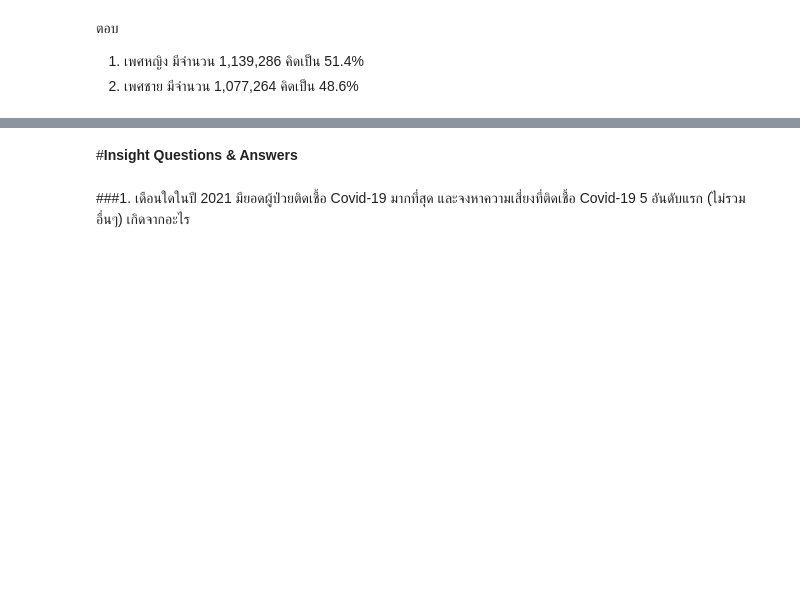
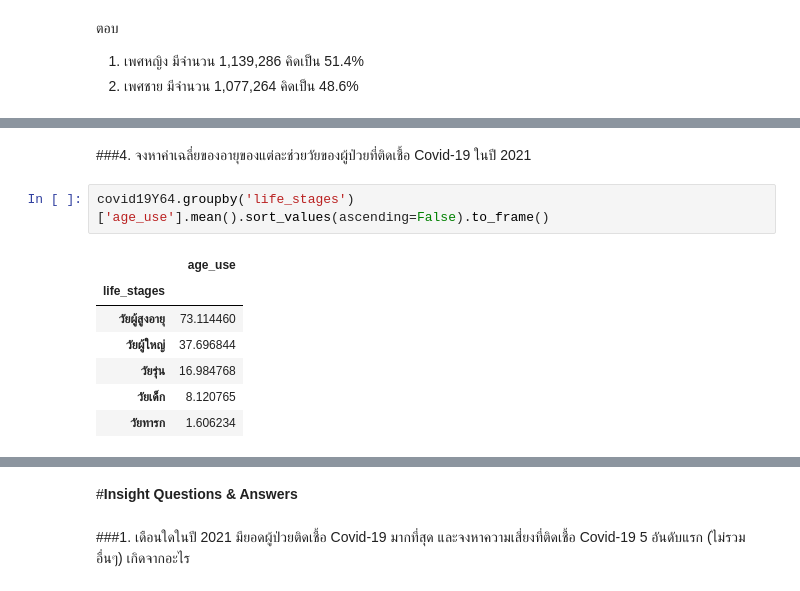
Before and after one commit to Toeysamm/2-64-NIDA-DADS5001, a Jupyter notebook: Covid19_midterm.ipynb, the cells around one changed output, grey strips where cells are left out. Cells and saved outputs as stored; diff of their text form; blank space fills up the shorter version.

```diff
--- a/Covid19_midterm.ipynb
+++ b/Covid19_midterm.ipynb
@@ -334,0 +423,12 @@ fig.show()
+# %% [markdown]
+###4. จงหาค่าเฉลี่ยของอายุของแต่ละช่วยวัยของผู้ป่วยที่ติดเชื้อ Covid-19 ในปี 2021
+# %%
+covid19Y64.groupby('life_stages')['age_use'].mean().sort_values(ascending=False).to_frame()
+# %% [output]
+|  | age_use |
+| life_stages |  |
+| วัยผู้สูงอายุ | 73.114460 |
+| วัยผู้ใหญ่ | 37.696844 |
+| วัยรุ่น | 16.984768 |
+| วัยเด็ก | 8.120765 |
+| วัยทารก | 1.606234 |
```
Also changed, not shown: parts of 22 cells of this notebook.
